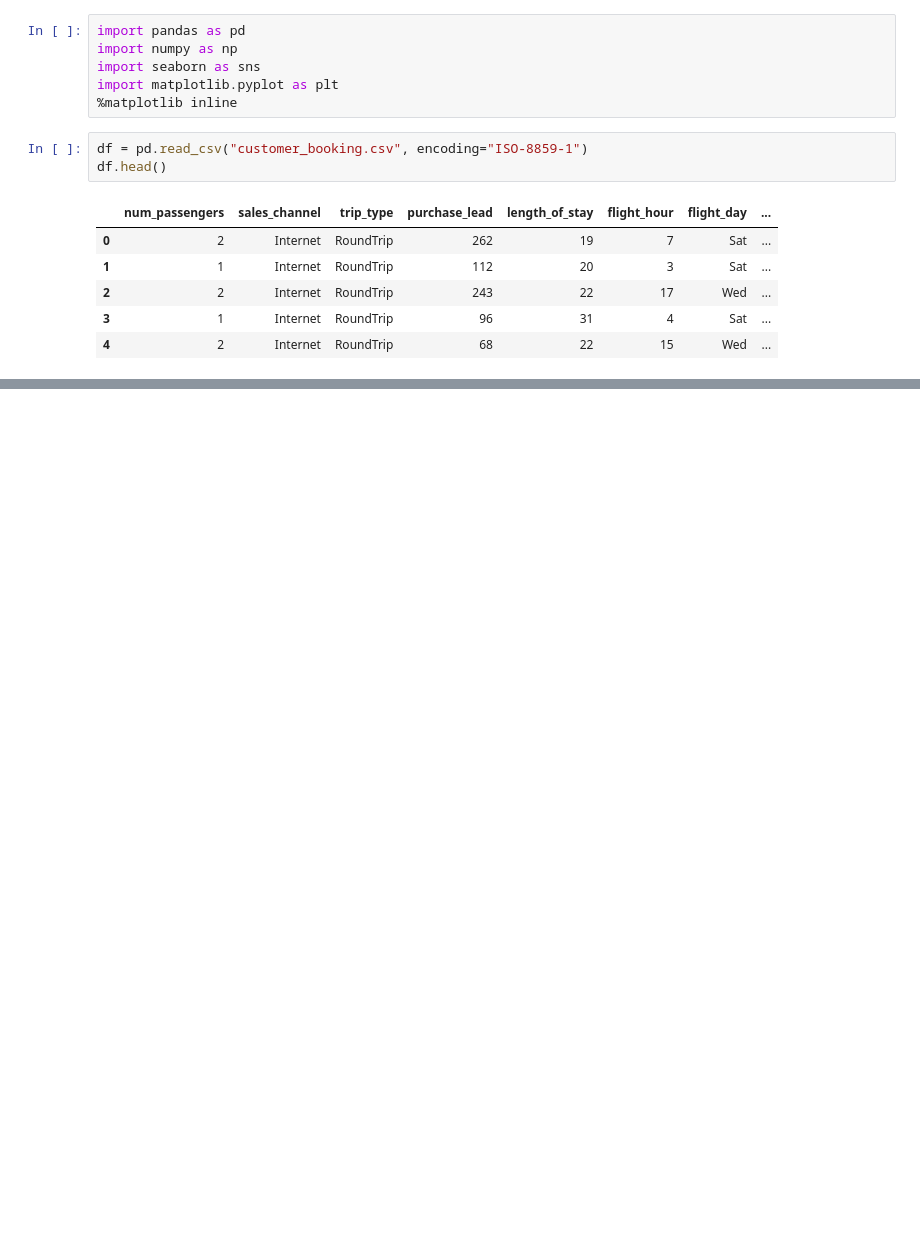
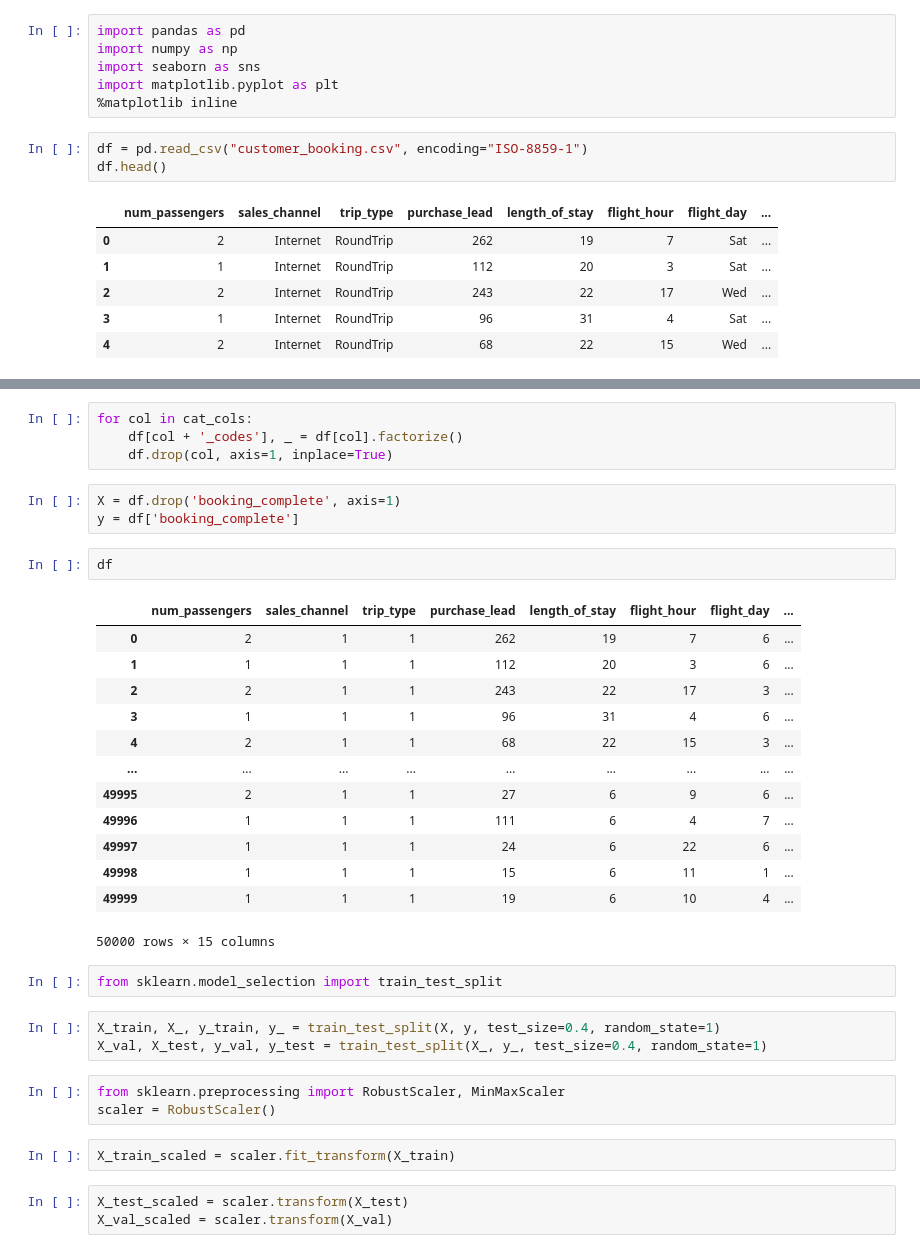
Before and after one commit to DOMINION-JOHN1/British-Airways, a Jupyter notebook: Customer data.ipynb, the cells around one changed output, grey strips where cells are left out. Saved outputs shown, nothing was run; the diff lists cells and outputs as text; blank space fills up the shorter version.

```diff
--- a/Customer data.ipynb
+++ b/Customer data.ipynb
@@ -16,0 +155,36 @@ df.head()
+# %%
+for col in cat_cols:
+    df[col + '_codes'], _ = df[col].factorize()
+    df.drop(col, axis=1, inplace=True)
+# %%
+X = df.drop('booking_complete', axis=1)
+y = df['booking_complete']
+# %%
+df
+# %% [output]
+|  | num_passengers | sales_channel | trip_type | purchase_lead | length_of_stay | flight_hour | flight_day | ... |
+| 0 | 2 | 1 | 1 | 262 | 19 | 7 | 6 | ... |
+| 1 | 1 | 1 | 1 | 112 | 20 | 3 | 6 | ... |
+| 2 | 2 | 1 | 1 | 243 | 22 | 17 | 3 | ... |
+| 3 | 1 | 1 | 1 | 96 | 31 | 4 | 6 | ... |
+| 4 | 2 | 1 | 1 | 68 | 22 | 15 | 3 | ... |
+| ... | ... | ... | ... | ... | ... | ... | ... | ... |
+| 49995 | 2 | 1 | 1 | 27 | 6 | 9 | 6 | ... |
+| 49996 | 1 | 1 | 1 | 111 | 6 | 4 | 7 | ... |
+| 49997 | 1 | 1 | 1 | 24 | 6 | 22 | 6 | ... |
+| 49998 | 1 | 1 | 1 | 15 | 6 | 11 | 1 | ... |
+| 49999 | 1 | 1 | 1 | 19 | 6 | 10 | 4 | ... |
+50000 rows × 15 columns
+# %%
+from sklearn.model_selection import train_test_split
+# %%
+X_train, X_, y_train, y_ = train_test_split(X, y, test_size=0.4, random_state=1)
+X_val, X_test, y_val, y_test = train_test_split(X_, y_, test_size=0.4, random_state=1)
+# %%
+from sklearn.preprocessing import RobustScaler, MinMaxScaler
+scaler = RobustScaler()
+# %%
+X_train_scaled = scaler.fit_transform(X_train)
+# %%
+X_test_scaled = scaler.transform(X_test)
+X_val_scaled = scaler.transform(X_val)
```
Also changed, not shown: parts of 22 cells of this notebook.
